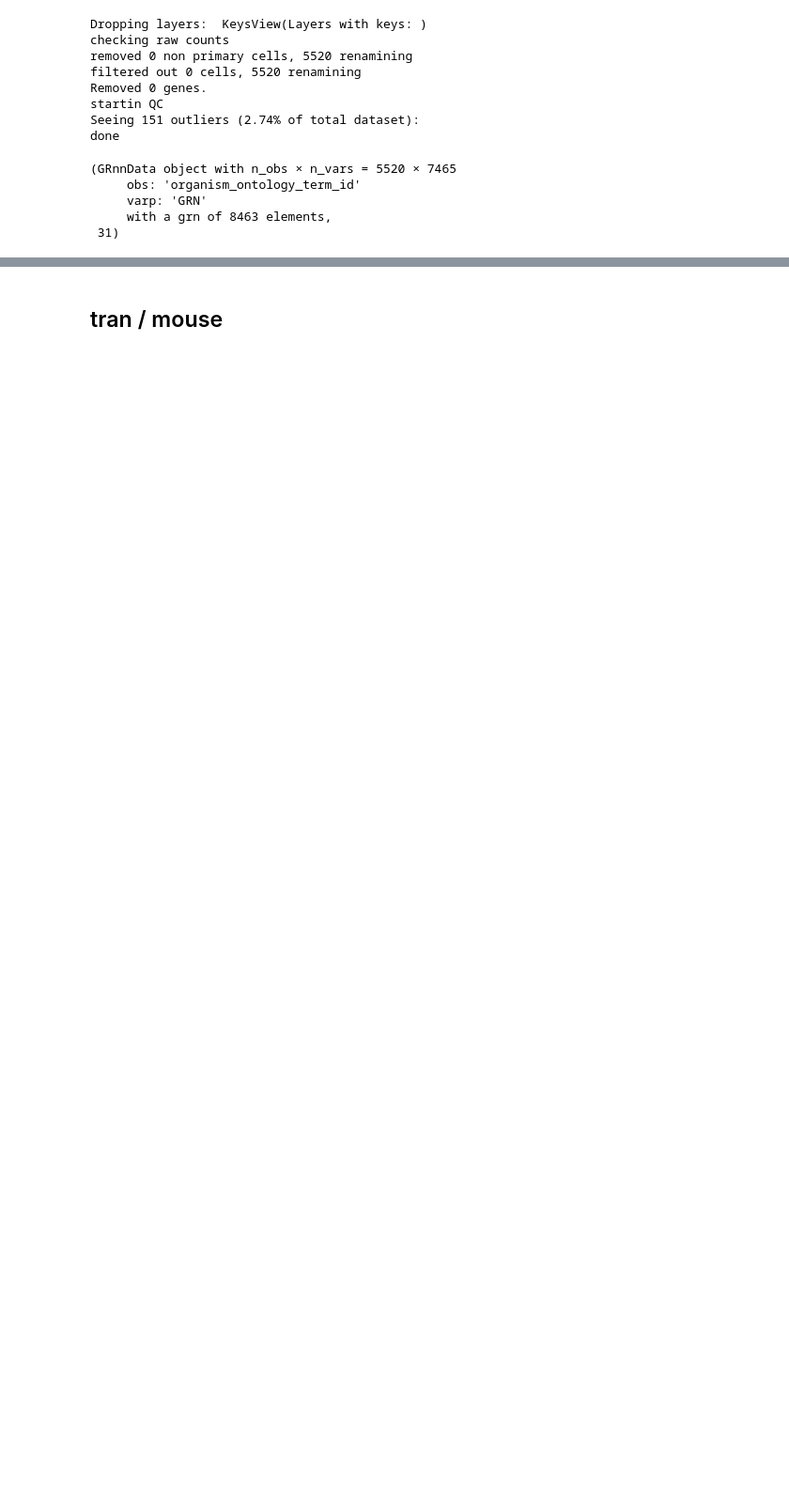
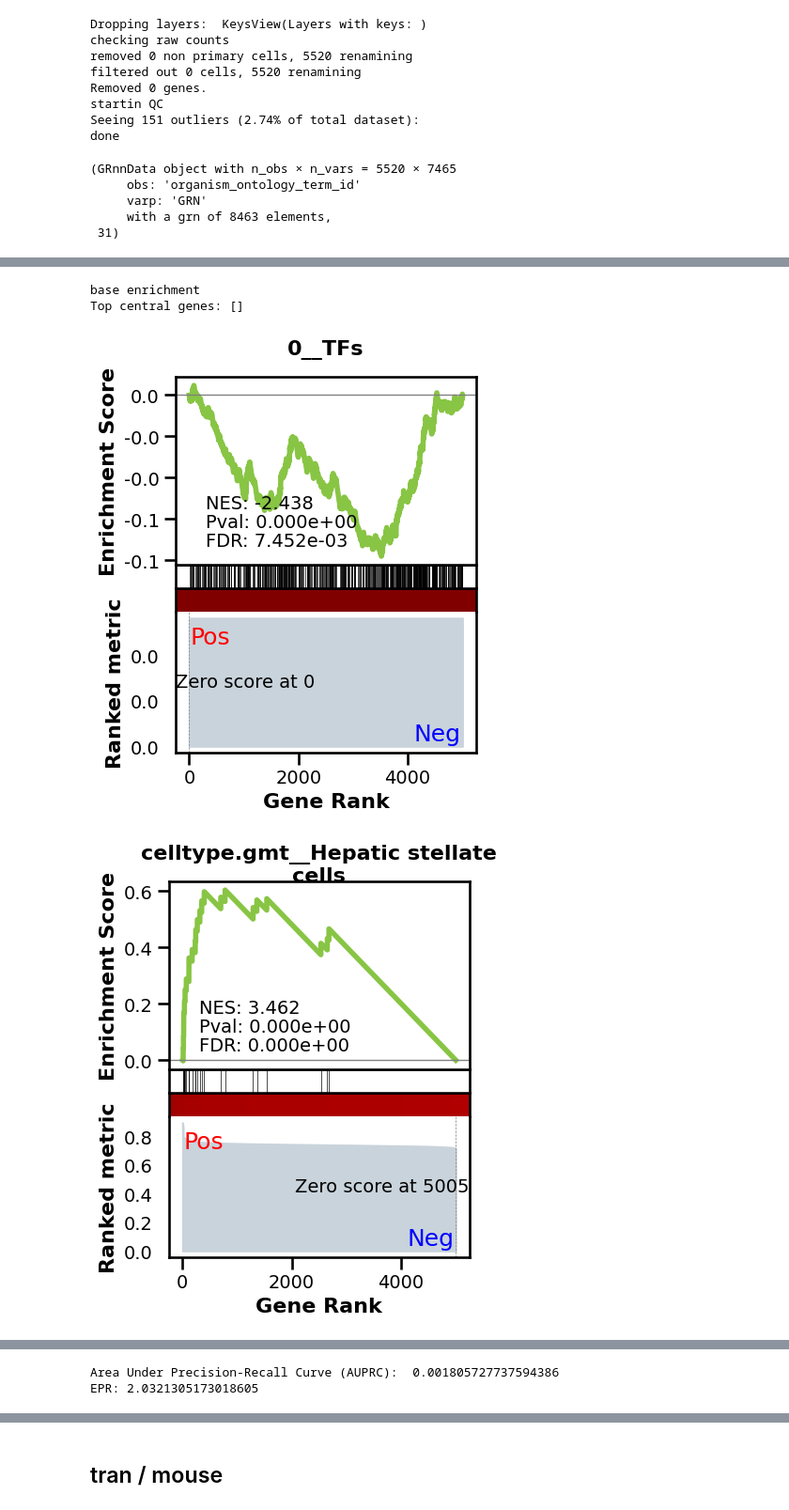
Before and after one commit to jkobject/scPRINT, a Jupyter notebook: notebooks/bench_sroy.ipynb, the cells around one changed output, grey strips where cells are left out. Shown at 94% size. Drawn from its saved outputs; the diff is of its cells as text; code cells hidden in the pictures; blank space fills up the shorter version.

```diff
--- a/notebooks/bench_sroy.ipynb
+++ b/notebooks/bench_sroy.ipynb
@@ -98,0 +108,8 @@ number of expressed genes in this cell type: 7295
+# %%
+grn.varp['GRN'] = grn.varp['GRN'].T
+metrics['scprint_mean_han_base'] = BenGRN(grn, do_auc=True, doplot=True).scprint_benchmark()
+# %% [output]
+base enrichment
+Top central genes: []
+[figure, added]
+[figure, added]
@@ -98,0 +129,2 @@ number of expressed genes in this cell type: 7295
+Area Under Precision-Recall Curve (AUPRC):  0.001805727737594386
+EPR: 2.0321305173018605
```
Also changed, not shown: parts of 99 cells of this notebook, 4 other files.
